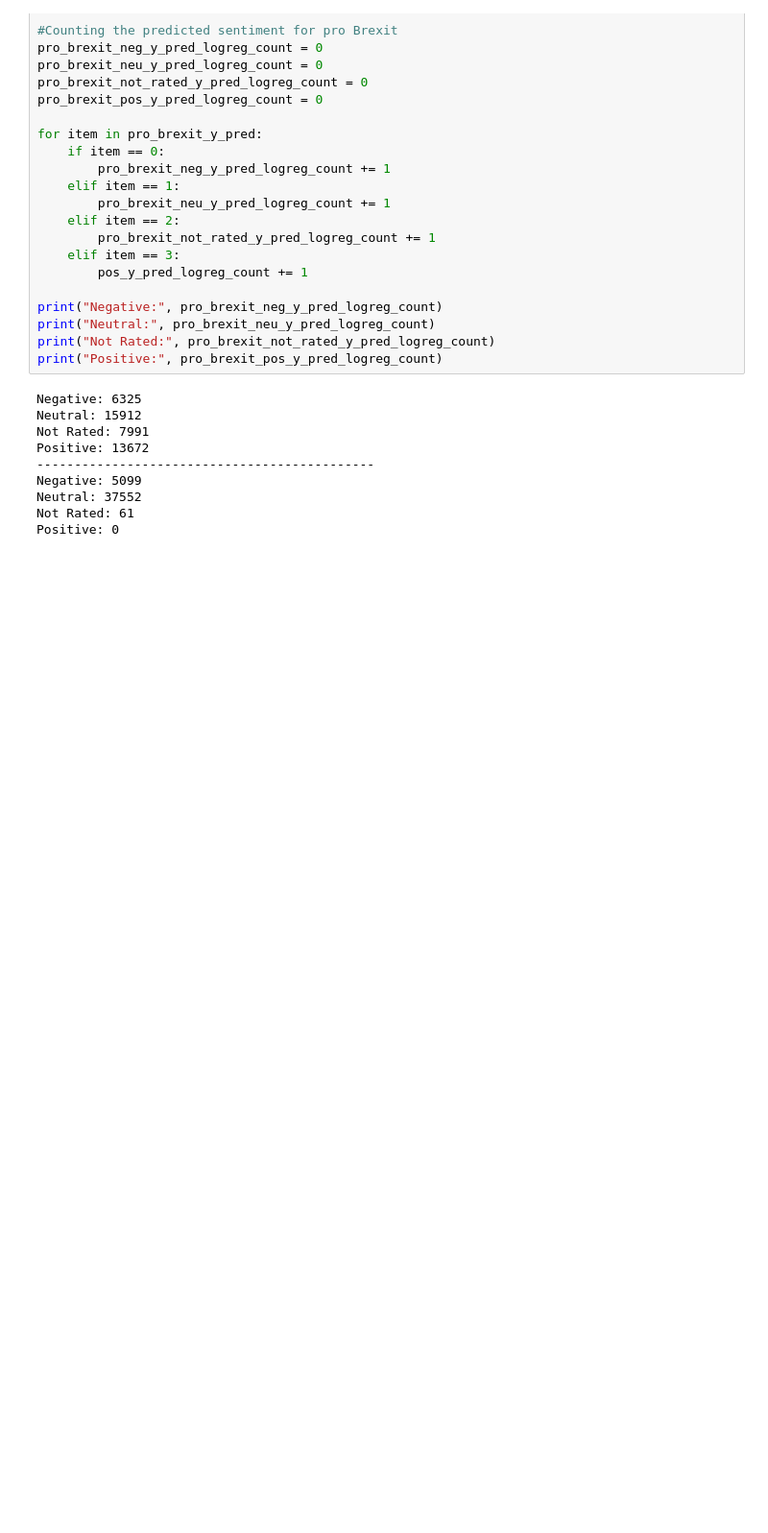
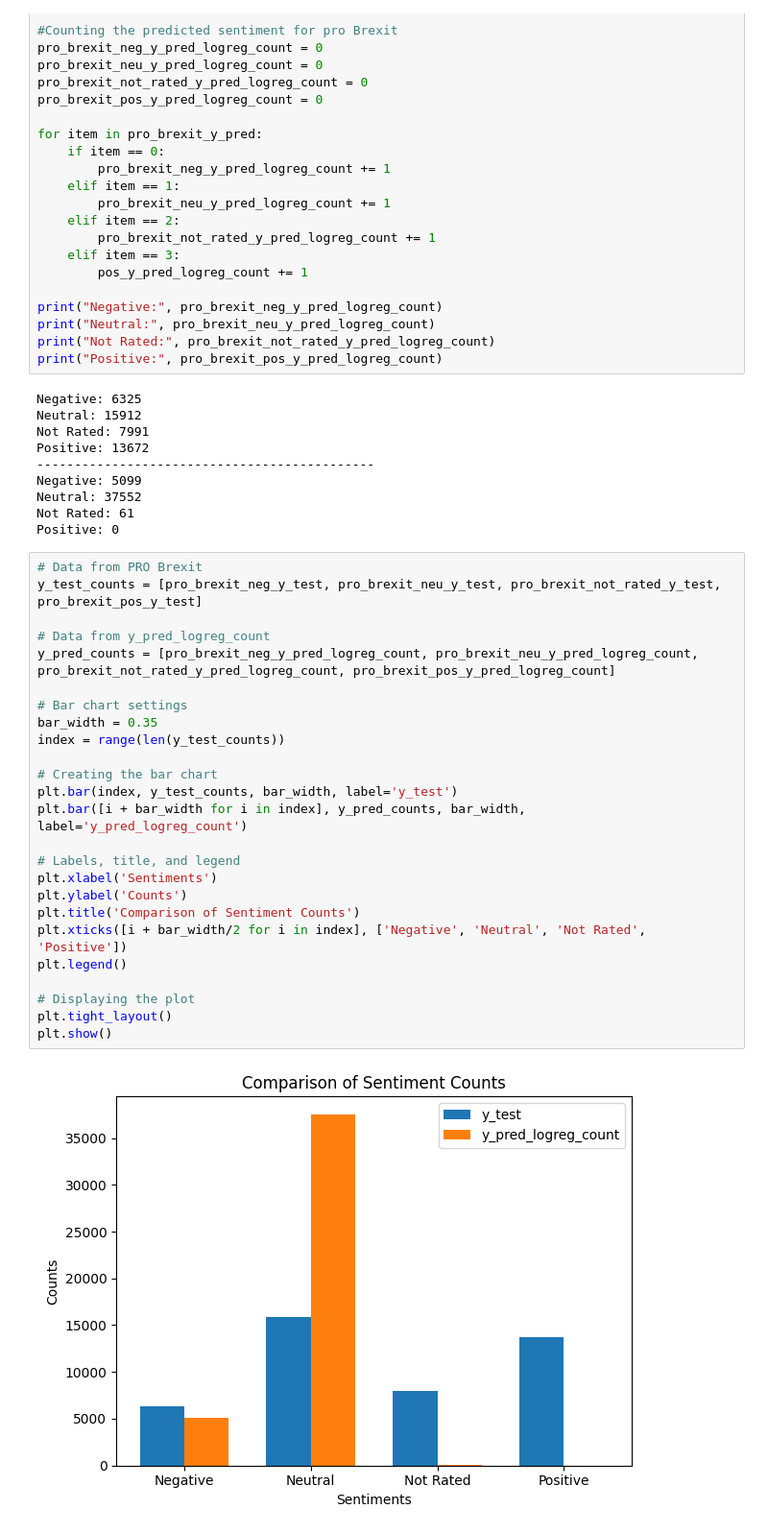
Before and after one commit to Pramsi/Can-t_tame_that_Python_Semester_Project, a Jupyter notebook: Can't_tame_that_Python_Semester_Project.ipynb, the cells around one changed output. Shown at 96% size. Drawn from its saved outputs; the diff is of its cells as text; blank space fills up the shorter version.

Commit message:
Added graphs for count of sentiments for Anti and Pro brexit

```diff
--- a/Can't_tame_that_Python_Semester_Project.ipynb
+++ b/Can't_tame_that_Python_Semester_Project.ipynb
@@ -892,5 +887,32 @@ Negative: 5099
 Neutral: 37552
 Not Rated: 61
 Positive: 0
+# %%
+# Data from PRO Brexit
+y_test_counts = [pro_brexit_neg_y_test, pro_brexit_neu_y_test, pro_brexit_not_rated_y_test, pro_brexit_pos_y_test]
+
+# Data from y_pred_logreg_count
+y_pred_counts = [pro_brexit_neg_y_pred_logreg_count, pro_brexit_neu_y_pred_logreg_count, pro_brexit_not_rated_y_pred_logreg_count, pro_brexit_pos_y_pred_logreg_count]
+
+# Bar chart settings
+bar_width = 0.35
+index = range(len(y_test_counts))
+
+# Creating the bar chart
+plt.bar(index, y_test_counts, bar_width, label='y_test')
+plt.bar([i + bar_width for i in index], y_pred_counts, bar_width, label='y_pred_logreg_count')
+
+# Labels, title, and legend
+plt.xlabel('Sentiments')
+plt.ylabel('Counts')
+plt.title('Comparison of Sentiment Counts')
+plt.xticks([i + bar_width/2 for i in index], ['Negative', 'Neutral', 'Not Rated', 'Positive'])
+plt.legend()
+
+# Displaying the plot
+plt.tight_layout()
+plt.show()
+# %% [output]
+[figure, added]
 # %%
 anti_brexit_y_pred = merged_anti_brexit['y_pred_logreg_count']
```
Also changed, not shown: parts of 7 cells of this notebook.
